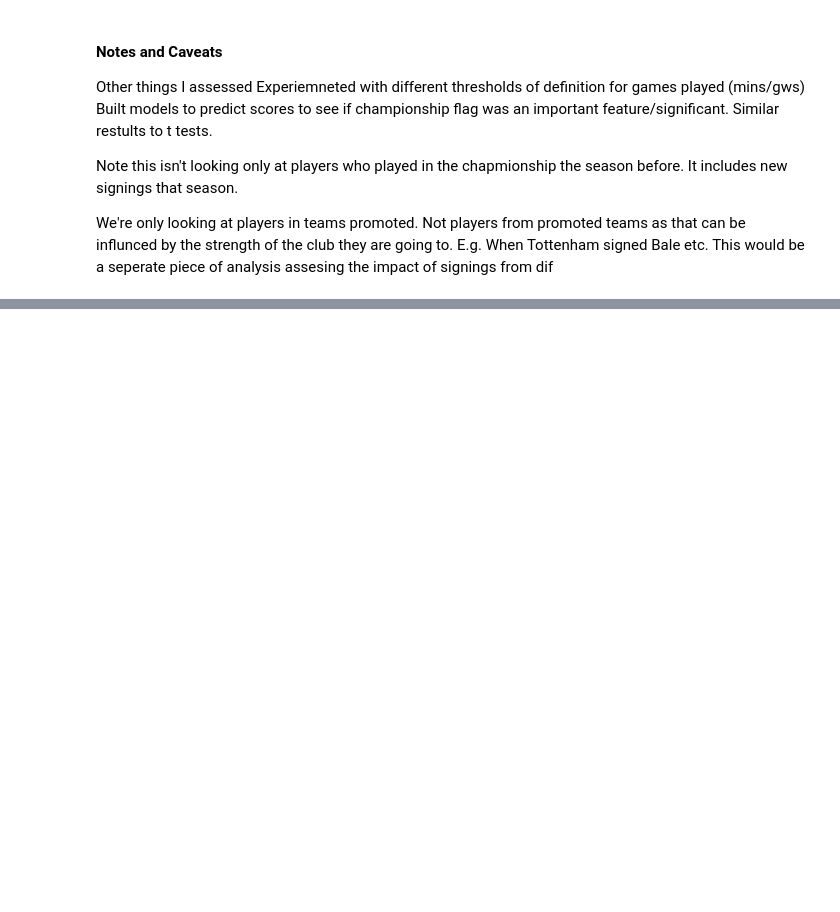
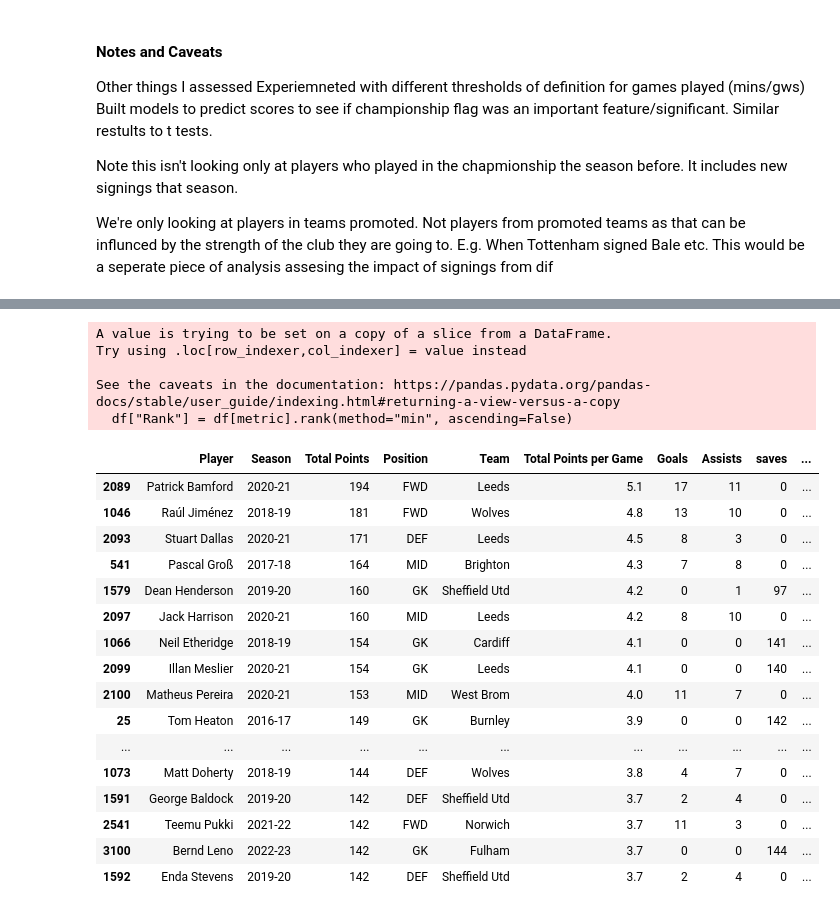
Before and after one commit to EdwardAnalytics/fpl-championship-analysis, a Jupyter notebook: notebooks/report.ipynb, the cells around one changed output, grey strips where cells are left out. Cells and saved outputs as stored; diff of their text form; code cells hidden in the pictures; blank space fills up the shorter version.

```diff
--- a/notebooks/report.ipynb
+++ b/notebooks/report.ipynb
@@ -36,0 +193,25 @@ from dif
+# %%
+top_players_fpl_data(df=fpl_data, filter_position='All', top_n=20)
+# %% [output]
+A value is trying to be set on a copy of a slice from a DataFrame.
+Try using .loc[row_indexer,col_indexer] = value instead
+
+See the caveats in the documentation: https://pandas.pydata.org/pandas-docs/stable/user_guide/indexing.html#returning-a-view-versus-a-copy
+  df["Rank"] = df[metric].rank(method="min", ascending=False)
+|  | Player | Season | Total Points | Position | Team | Total Points per Game | Goals | Assists | saves | ... |
+| 2089 | Patrick Bamford | 2020-21 | 194 | FWD | Leeds | 5.1 | 17 | 11 | 0 | ... |
+| 1046 | Raúl Jiménez | 2018-19 | 181 | FWD | Wolves | 4.8 | 13 | 10 | 0 | ... |
+| 2093 | Stuart Dallas | 2020-21 | 171 | DEF | Leeds | 4.5 | 8 | 3 | 0 | ... |
+| 541 | Pascal Groß | 2017-18 | 164 | MID | Brighton | 4.3 | 7 | 8 | 0 | ... |
+| 1579 | Dean Henderson | 2019-20 | 160 | GK | Sheffield Utd | 4.2 | 0 | 1 | 97 | ... |
+| 2097 | Jack Harrison | 2020-21 | 160 | MID | Leeds | 4.2 | 8 | 10 | 0 | ... |
+| 1066 | Neil Etheridge | 2018-19 | 154 | GK | Cardiff | 4.1 | 0 | 0 | 141 | ... |
+| 2099 | Illan Meslier | 2020-21 | 154 | GK | Leeds | 4.1 | 0 | 0 | 140 | ... |
+| 2100 | Matheus Pereira | 2020-21 | 153 | MID | West Brom | 4.0 | 11 | 7 | 0 | ... |
+| 25 | Tom Heaton | 2016-17 | 149 | GK | Burnley | 3.9 | 0 | 0 | 142 | ... |
+| ... | ... | ... | ... | ... | ... | ... | ... | ... | ... | ... |
+| 1073 | Matt Doherty | 2018-19 | 144 | DEF | Wolves | 3.8 | 4 | 7 | 0 | ... |
+| 1591 | George Baldock | 2019-20 | 142 | DEF | Sheffield Utd | 3.7 | 2 | 4 | 0 | ... |
+| 2541 | Teemu Pukki | 2021-22 | 142 | FWD | Norwich | 3.7 | 11 | 3 | 0 | ... |
+| 3100 | Bernd Leno | 2022-23 | 142 | GK | Fulham | 3.7 | 0 | 0 | 144 | ... |
+| 1592 | Enda Stevens | 2019-20 | 142 | DEF | Sheffield Utd | 3.7 | 2 | 4 | 0 | ... |
```
Also changed, not shown: parts of 10 cells of this notebook, 20 other files.
